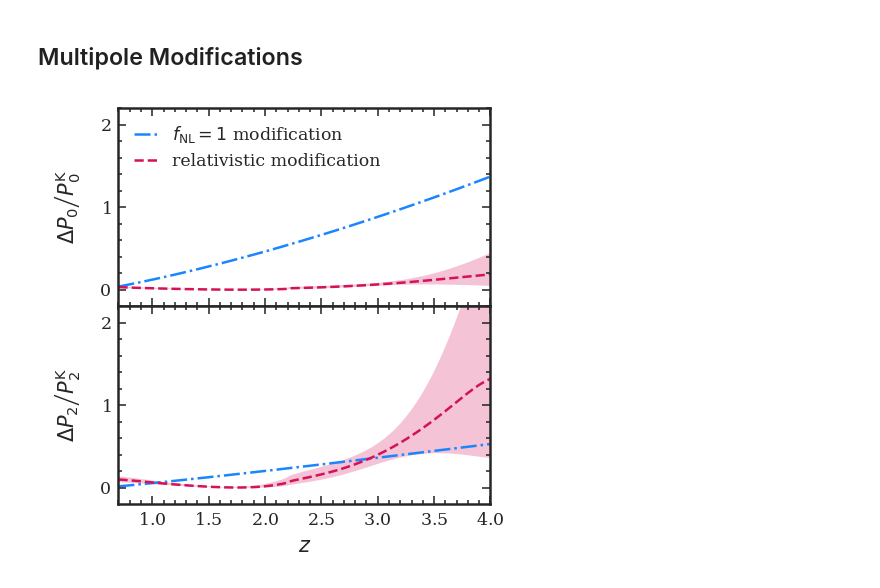
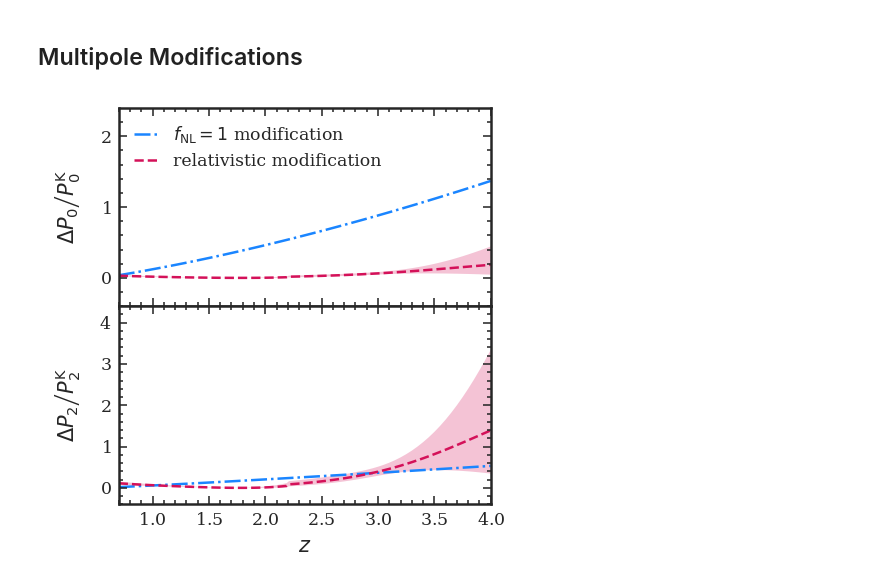
Before and after one commit to MikeSWang/HorizonGRound, a Jupyter notebook: notebooks/compare_clustering_modifications.ipynb, the cells around one changed output. Saved outputs shown, nothing was run; the diff lists cells and outputs as text; code cells hidden in the pictures.

Commit message:
Modified plotting options.

```diff
--- a/notebooks/compare_clustering_modifications.ipynb
+++ b/notebooks/compare_clustering_modifications.ipynb
@@ -31,7 +31,7 @@ from horizonground.clustering_modification import (
 )
 
 os.environ['HDF5_USE_FILE_LOCKING'] = 'FALSE'
-publication_dir = PATHOUT/"publication"
+publication_dir = PATHOUT/"publication"/"PLE_model"
 # %%
 FIDUCIAL_LINEAR_BIAS = lambda z: 1.2 / Planck_15.scale_independent_growth_factor(z)
 FIDUCIAL_WAVENUMBERS = 1.e-3
@@ -135,12 +135,13 @@ quadrupole_GR_upper = np.asarray([
 ])
 # %%
 ALPHA = 0.25
-SMOOTH = 3.
+SMOOTH = 0.25
 
 fig = plt.figure("scale-dependent modifications", figsize=(3.2, 3.5), dpi=150)
 
 monopole = plt.subplot2grid((2, 1), (0, 0))
 
+# monopole.grid(axis='y', linestyle=':', color='0.9', zorder=-2)
 monopole.plot(
     dense_redshifts, monopole_PNG / monopole_RSD,
     ls='-.', c='#1A85FF', zorder=0, label=r"$f_\mathrm{NL} = 1$ modification"
@@ -160,33 +161,34 @@ monopole.tick_params(axis='x', which='both', labelbottom=False)
 monopole.set_yticks(np.arange(-1., 5., step=1.))
 monopole.xaxis.set_minor_locator(AutoMinorLocator())
 monopole.yaxis.set_minor_locator(AutoMinorLocator())
 monopole.set_xlim(min(dense_redshifts), max(dense_redshifts))
-monopole.set_ylim(-0.2, 2.2)
+monopole.set_ylim(-0.4, 2.4)
 monopole.set_ylabel(r"$\Delta P_0\left/P_0^\mathrm{K}\right.$", labelpad=8)
 
 quadrupole = plt.subplot2grid((2, 1), (1, 0), sharex=monopole)
 
+# quadrupole.grid(axis='y', linestyle=':', color='0.9', zorder=-2)
 quadrupole.plot(
     dense_redshifts, quadrupole_PNG / quadrupole_RSD,
     ls='-.', c='#1A85FF', zorder=0
 )
 quadrupole.plot(
     dense_redshifts, gaussian_filter1d(quadrupole_GR / quadrupole_RSD, SMOOTH, mode='nearest'),
     ls='--', c='#D41159', zorder=0
 )
 quadrupole.fill_between(
     dense_redshifts,
     gaussian_filter1d(quadrupole_GR_lower / quadrupole_RSD, SMOOTH, mode='nearest'),
     gaussian_filter1d(quadrupole_GR_upper / quadrupole_RSD, SMOOTH, mode='nearest'),
     facecolor='#D41159', edgecolor='None', alpha=ALPHA, zorder=-1
 )
 
 quadrupole.set_yticks(np.arange(-1., 5., step=1.))
 quadrupole.yaxis.set_minor_locator(AutoMinorLocator())
-quadrupole.set_ylim(-0.2, 2.2)
+quadrupole.set_ylim(-0.4, 4.4)
 quadrupole.set_xlabel(r"$z$")
 quadrupole.set_ylabel(r"$\Delta P_2\left/P_2^\mathrm{K}\right.$", labelpad=8)
 
 fig.savefig(publication_dir/"gallery"/"scale-dependent_modifications.pdf")
 # %% [output]
-[figure, old version]
+[figure, new version]
```
